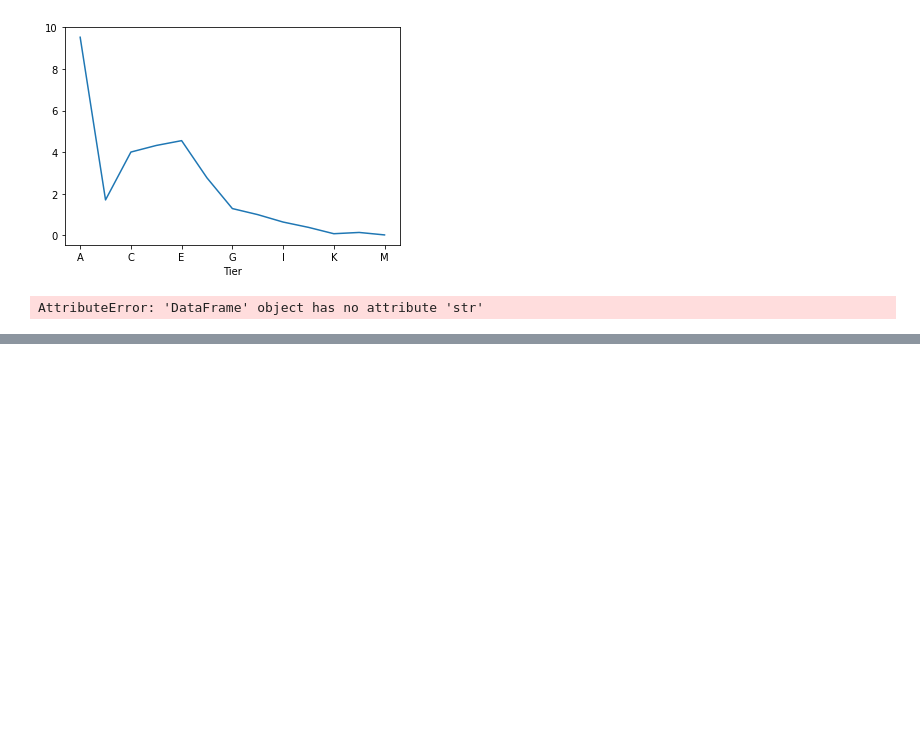
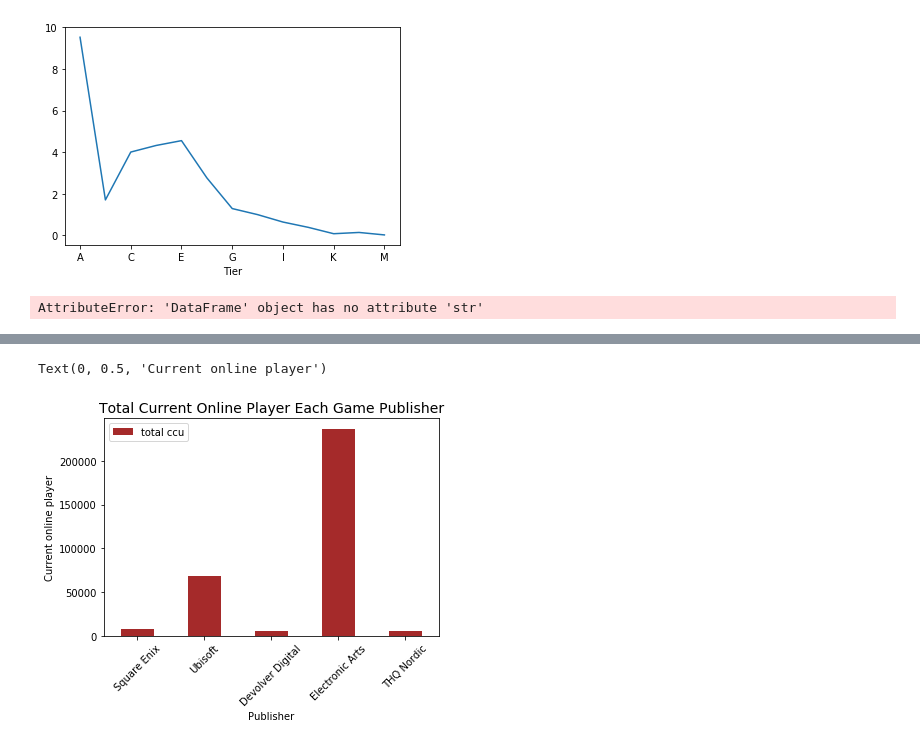
Before and after one commit to HBodden/project1, a Jupyter notebook: SEAMS.ipynb, the cells around one changed output, grey strips where cells are left out. Saved outputs shown, nothing was run; the diff lists cells and outputs as text; code cells hidden in the pictures; blank space fills up the shorter version.

```diff
--- a/SEAMS.ipynb
+++ b/SEAMS.ipynb
@@ -359,0 +505,9 @@ AttributeError: 'DataFrame' object has no attribute 'str'
+# %%
+# Generate a bar plot showing the Total Current Online Player Each Game Publisher using Pandas.
+df2.plot.bar(x='publisher', y='total ccu', rot=45,color ='brown')
+plt.title("Total Current Online Player Each Game Publisher", fontsize = 14)
+plt.xlabel("Publisher")
+plt.ylabel("Current online player")
+# %% [output]
+Text(0, 0.5, 'Current online player')
+[figure, added]
```
Also changed, not shown: parts of 12 cells of this notebook.
